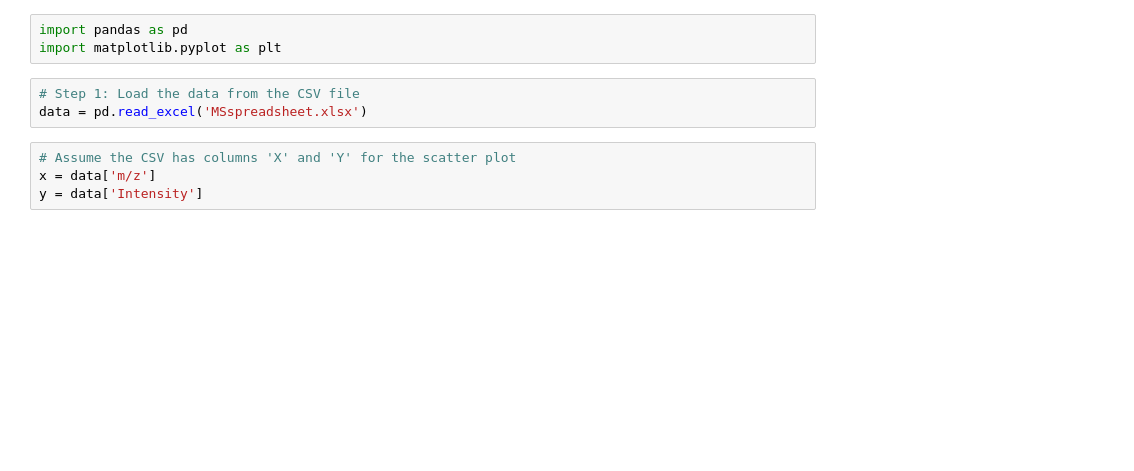
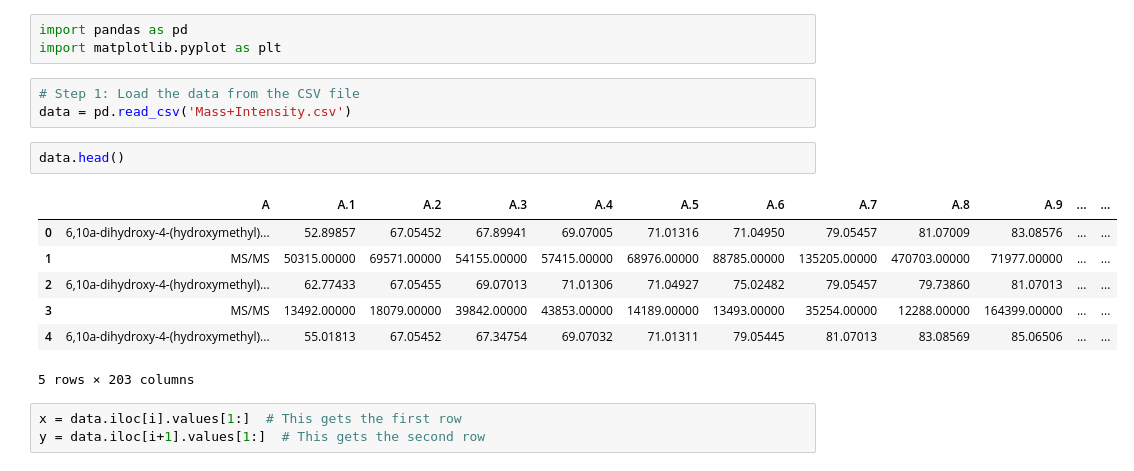
Before and after one commit to johnsont114/UrineSemen_UsedinProcessing, a Jupyter notebook: MSvalues-Discrete-Scatter.ipynb, the cells around one changed output. Drawn from its saved outputs; the diff is of its cells as text; blank space fills up the shorter version.

```diff
--- a/MSvalues-Discrete-Scatter.ipynb
+++ b/MSvalues-Discrete-Scatter.ipynb
@@ -3,11 +3,20 @@ import pandas as pd
 import matplotlib.pyplot as plt
 # %%
 # Step 1: Load the data from the CSV file
-data = pd.read_excel('MSspreadsheet.xlsx')
+data = pd.read_csv('Mass+Intensity.csv')
+# %%
+data.head()
+# %% [output]
+|  | A | A.1 | A.2 | A.3 | A.4 | A.5 | A.6 | A.7 | A.8 | A.9 | ... | ... |
+| 0 | 6,10a-dihydroxy-4-(hydroxymethyl)... | 52.89857 | 67.05452 | 67.89941 | 69.07005 | 71.01316 | 71.04950 | 79.05457 | 81.07009 | 83.08576 | ... | ... |
+| 1 | MS/MS | 50315.00000 | 69571.00000 | 54155.00000 | 57415.00000 | 68976.00000 | 88785.00000 | 135205.00000 | 470703.00000 | 71977.00000 | ... | ... |
+| 2 | 6,10a-dihydroxy-4-(hydroxymethyl)... | 62.77433 | 67.05455 | 69.07013 | 71.01306 | 71.04927 | 75.02482 | 79.05457 | 79.73860 | 81.07013 | ... | ... |
+| 3 | MS/MS | 13492.00000 | 18079.00000 | 39842.00000 | 43853.00000 | 14189.00000 | 13493.00000 | 35254.00000 | 12288.00000 | 164399.00000 | ... | ... |
+| 4 | 6,10a-dihydroxy-4-(hydroxymethyl)... | 55.01813 | 67.05452 | 67.34754 | 69.07032 | 71.01311 | 79.05445 | 81.07013 | 83.08569 | 85.06506 | ... | ... |
+5 rows × 203 columns
 # %%
-# Assume the CSV has columns 'X' and 'Y' for the scatter plot
-x = data['m/z']
-y = data['Intensity']
+x = data.iloc[i].values[1:]  # This gets the first row
+y = data.iloc[i+1].values[1:]  # This gets the second row
 # %%
 # Step 2: Create the scatter plot
 plt.scatter(x, y, label='Data Points')
```
Also changed, not shown: parts of 3 cells of this notebook, 2 other files.
